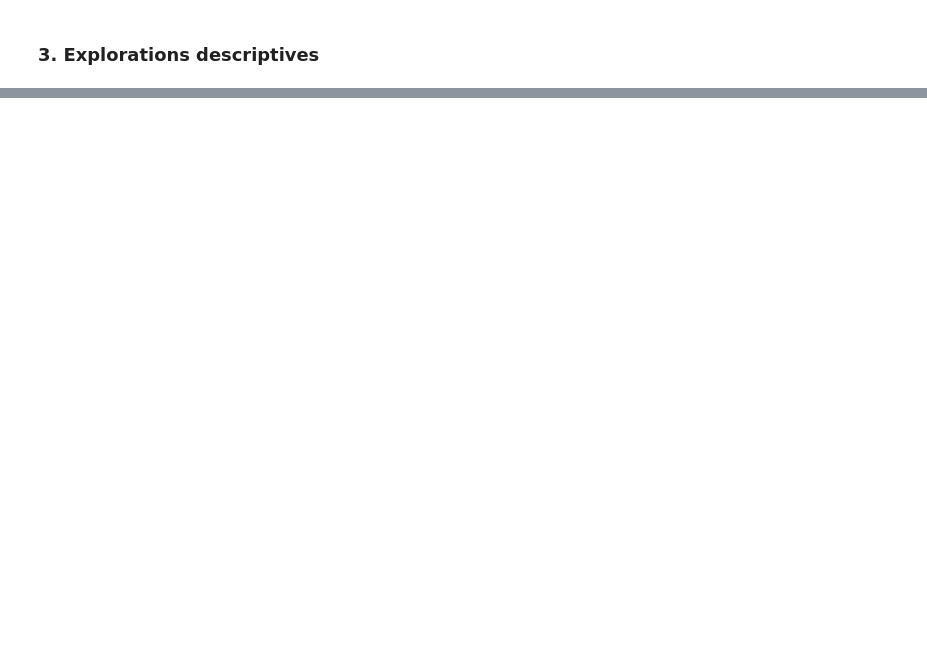
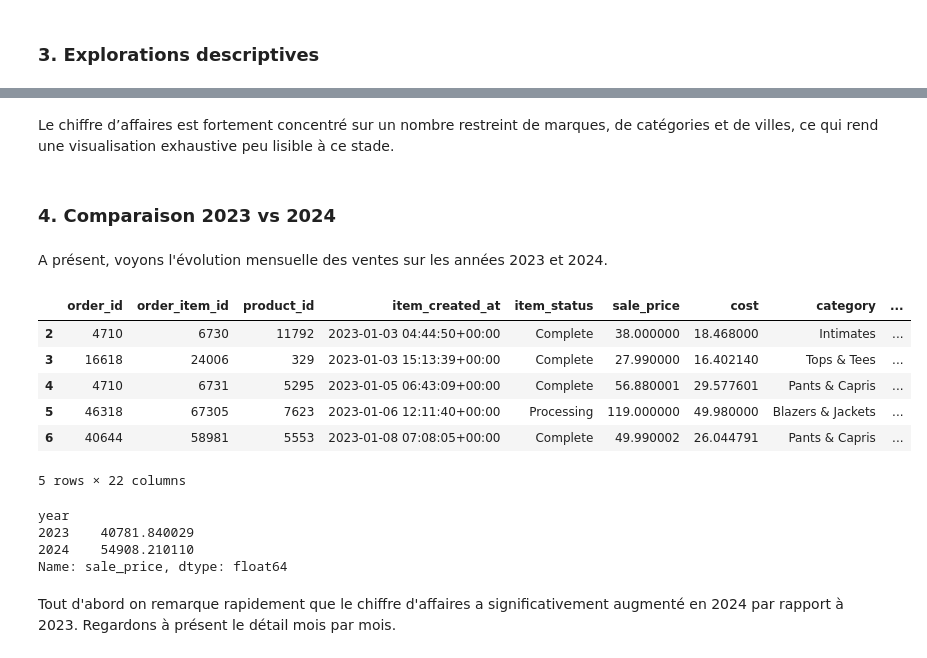
Before and after one commit to Ju3465/Analyse-e-commerce-2023-vs-2024-thelook_ecommerce, a Jupyter notebook: notebooks/eda_thelook_fr_women_2023_2024.ipynb, the cells around one changed output, grey strips where cells are left out. Saved outputs shown, nothing was run; the diff lists cells and outputs as text; code cells hidden in the pictures; blank space fills up the shorter version.

```diff
--- a/notebooks/eda_thelook_fr_women_2023_2024.ipynb
+++ b/notebooks/eda_thelook_fr_women_2023_2024.ipynb
@@ -49,0 +74,7 @@ On observe déjà que l'essentiel des valeurs manquantes se trouve dans les deux
+# %%
+col_dates = ["item_created_at", "order_created_at", "shipped_at", "delivered_at"]
+
+# Formatage de la date
+for c in col_dates:
+    dates = pd.to_datetime(df[c], errors='coerce')
+    df[c] = dates
@@ -590,0 +398,29 @@ np.float64(95739.55013930798)
+# %% [markdown]
+Le chiffre d’affaires est fortement concentré sur un nombre restreint de marques, de catégories et de villes, ce qui rend une visualisation exhaustive peu lisible à ce stade.
+# %% [markdown]
+### 4. Comparaison 2023 vs 2024
+# %% [markdown]
+A présent, voyons l'évolution mensuelle des ventes sur les années 2023 et 2024.
+# %%
+# Création des colonnes year et month du passage des commandes
+df["year"] = df["order_created_at"].dt.year
+df["month"] = df["order_created_at"].dt.month
+df.head()
+# %% [output]
+|  | order_id | order_item_id | product_id | item_created_at | item_status | sale_price | cost | category | ... |
+| 2 | 4710 | 6730 | 11792 | 2023-01-03 04:44:50+00:00 | Complete | 38.000000 | 18.468000 | Intimates | ... |
+| 3 | 16618 | 24006 | 329 | 2023-01-03 15:13:39+00:00 | Complete | 27.990000 | 16.402140 | Tops & Tees | ... |
+| 4 | 4710 | 6731 | 5295 | 2023-01-05 06:43:09+00:00 | Complete | 56.880001 | 29.577601 | Pants & Capris | ... |
+| 5 | 46318 | 67305 | 7623 | 2023-01-06 12:11:40+00:00 | Processing | 119.000000 | 49.980000 | Blazers & Jackets | ... |
+| 6 | 40644 | 58981 | 5553 | 2023-01-08 07:08:05+00:00 | Complete | 49.990002 | 26.044791 | Pants & Capris | ... |
+5 rows × 22 columns
+# %%
+# Evaluation du CA par année
+df.groupby("year")["sale_price"].sum()
+# %% [output]
+year
+2023    40781.840029
+2024    54908.210110
+Name: sale_price, dtype: float64
+# %% [markdown]
+Tout d'abord on remarque rapidement que le chiffre d'affaires a significativement augmenté en 2024 par rapport à 2023. Regardons à présent le détail mois par mois.
```
Also changed, not shown: parts of 101 cells of this notebook, 2 other files.
